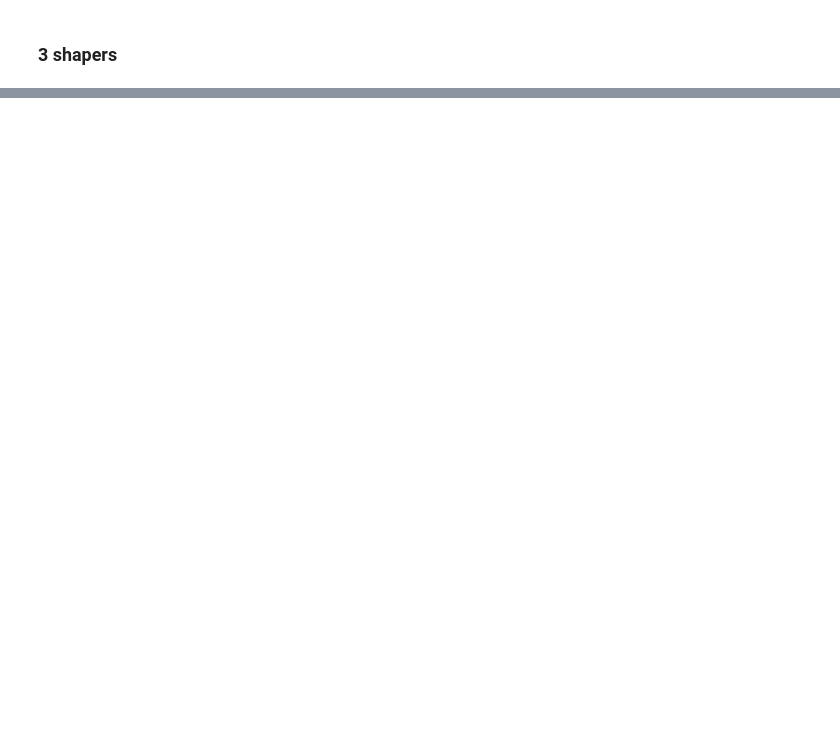
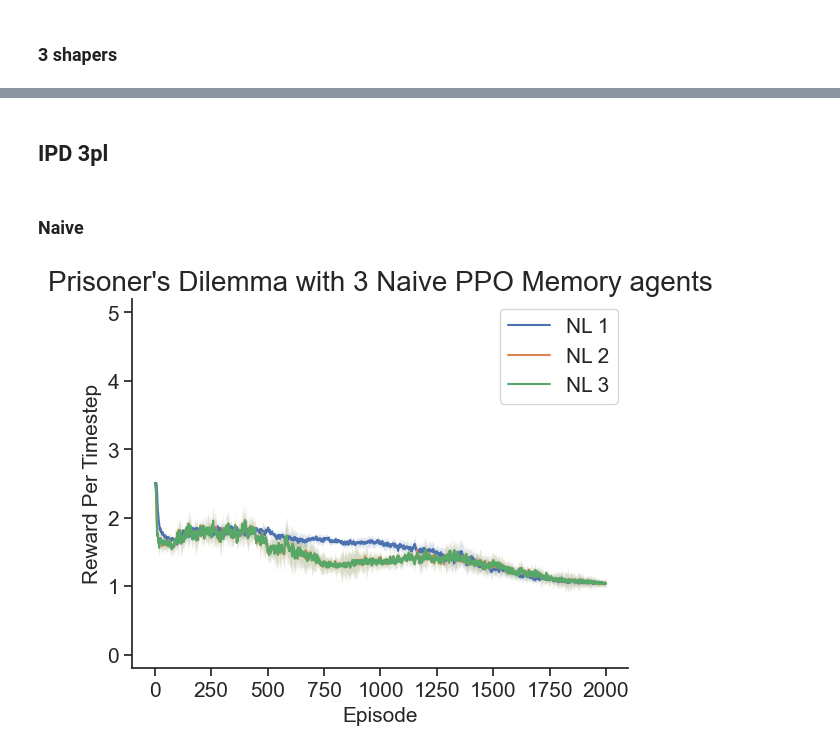
Before and after one commit to ucl-dark/pax, a Jupyter notebook: nshaper_figs.ipynb, the cells around one changed output, grey strips where cells are left out. Cells and saved outputs as stored; diff of their text form; code cells hidden in the pictures; blank space fills up the shorter version.

```diff
--- a/nshaper_figs.ipynb
+++ b/nshaper_figs.ipynb
@@ -376,0 +395,10 @@ plot_shaper_rewards("tc",4,3,'eval').show()
+# %% [markdown]
+## IPD 3pl
+# %% [markdown]
+
+### Naive
+# %%
+
+plot_naive_rewards("ipd",3, smooth_factor=0).show()
+# %% [output]
+[figure, added]
```
Also changed, not shown: parts of 28 cells of this notebook, 15 other files.
